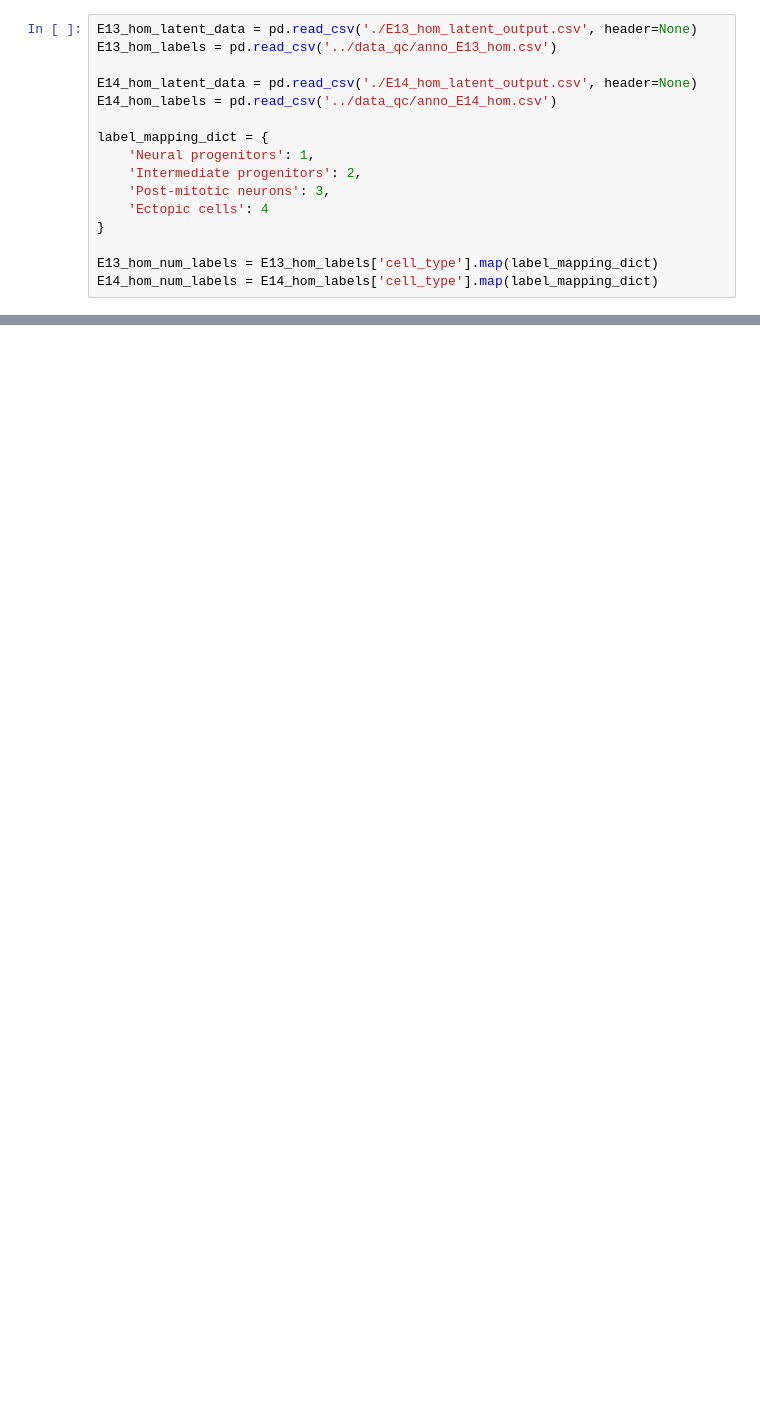
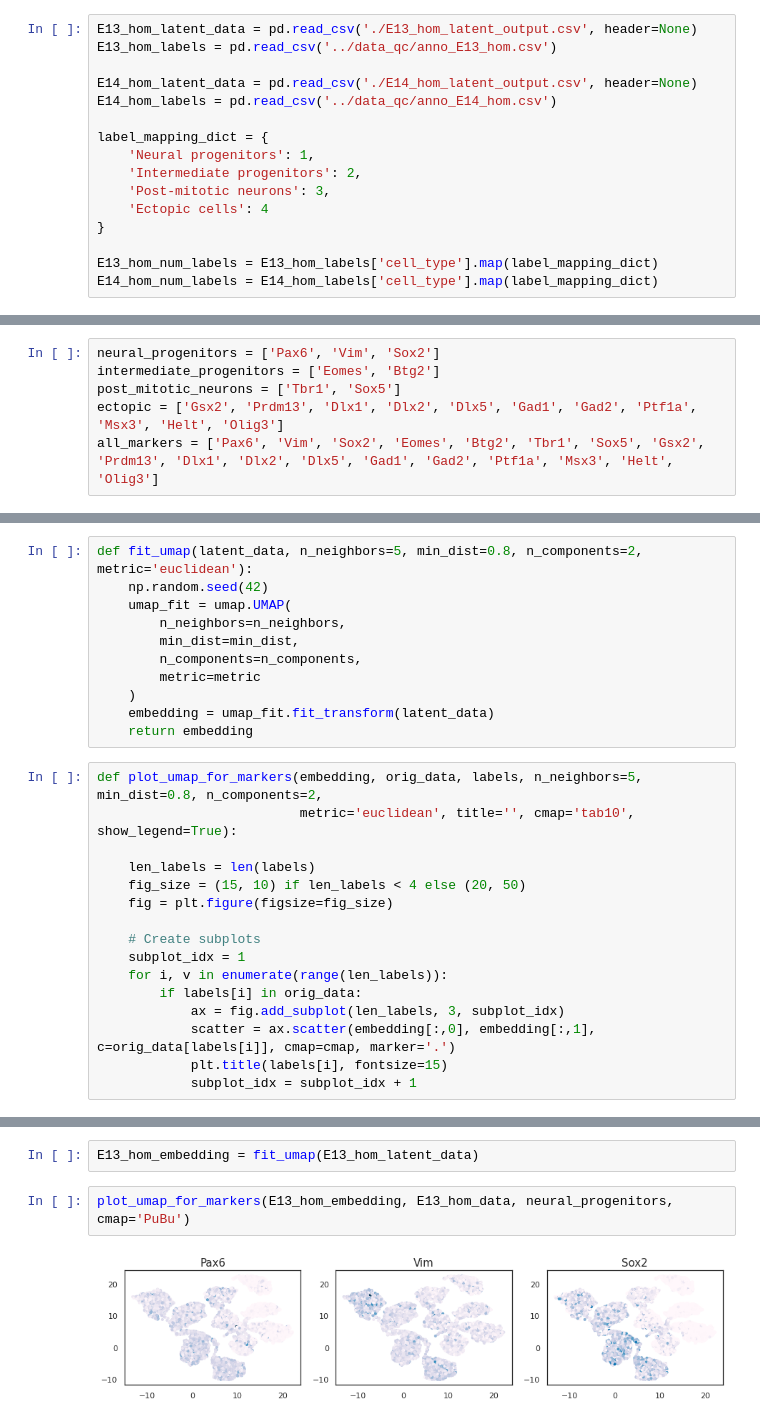
Before and after one commit to marinapts/dissertation_single_cell, a Jupyter notebook: scDeepCluster/umap_latent_space.ipynb, the cells around one changed output, grey strips where cells are left out. Saved outputs shown, nothing was run; the diff lists cells and outputs as text; blank space fills up the shorter version.

```diff
--- a/scDeepCluster/umap_latent_space.ipynb
+++ b/scDeepCluster/umap_latent_space.ipynb
@@ -28,0 +47,6 @@ Run UMAP
+# %%
+neural_progenitors = ['Pax6', 'Vim', 'Sox2']
+intermediate_progenitors = ['Eomes', 'Btg2']
+post_mitotic_neurons = ['Tbr1', 'Sox5']
+ectopic = ['Gsx2', 'Prdm13', 'Dlx1', 'Dlx2', 'Dlx5', 'Gad1', 'Gad2', 'Ptf1a', 'Msx3', 'Helt', 'Olig3']
+all_markers = ['Pax6', 'Vim', 'Sox2', 'Eomes', 'Btg2', 'Tbr1', 'Sox5', 'Gsx2', 'Prdm13', 'Dlx1', 'Dlx2', 'Dlx5', 'Gad1', 'Gad2', 'Ptf1a', 'Msx3', 'Helt', 'Olig3']
@@ -51,2 +80,29 @@ def draw_umap(data, labels, n_neighbors=5, min_dist=0.8, n_components=2, metric=
     ax.add_artist(legend1)
     plt.title(title, fontsize=24)
+# %%
+def fit_umap(latent_data, n_neighbors=5, min_dist=0.8, n_components=2, metric='euclidean'):
+    np.random.seed(42)
+    umap_fit = umap.UMAP(
+        n_neighbors=n_neighbors,
+        min_dist=min_dist,
+        n_components=n_components,
+        metric=metric
+    )
+    embedding = umap_fit.fit_transform(latent_data)
+    return embedding
+# %%
+def plot_umap_for_markers(embedding, orig_data, labels, n_neighbors=5, min_dist=0.8, n_components=2,
+                          metric='euclidean', title='', cmap='tab10', show_legend=True):
+
+    len_labels = len(labels)
+    fig_size = (15, 10) if len_labels < 4 else (20, 50)
+    fig = plt.figure(figsize=fig_size)
+
+    # Create subplots
+    subplot_idx = 1
+    for i, v in enumerate(range(len_labels)):
+        if labels[i] in orig_data:
+            ax = fig.add_subplot(len_labels, 3, subplot_idx)
+            scatter = ax.scatter(embedding[:,0], embedding[:,1], c=orig_data[labels[i]], cmap=cmap, marker='.')
+            plt.title(labels[i], fontsize=15)
+            subplot_idx = subplot_idx + 1
@@ -56,0 +173,6 @@ draw_umap(E13_hom_latent_data, E13_hom_num_labels, title='E13_HOM - latent space
+# %%
+E13_hom_embedding = fit_umap(E13_hom_latent_data)
+# %%
+plot_umap_for_markers(E13_hom_embedding, E13_hom_data, neural_progenitors, cmap='PuBu')
+# %% [output]
+[figure, added]
```
Also changed, not shown: parts of 42 cells of this notebook, 2 other files.
